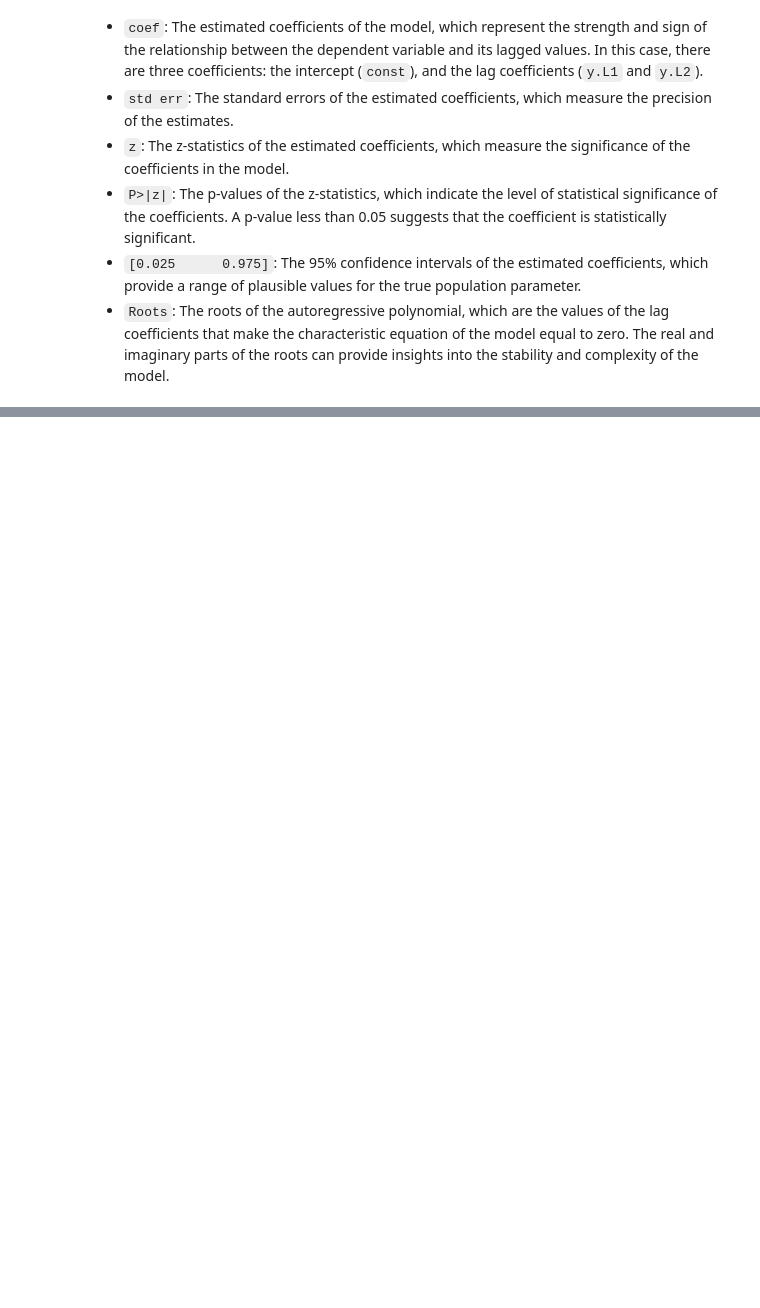
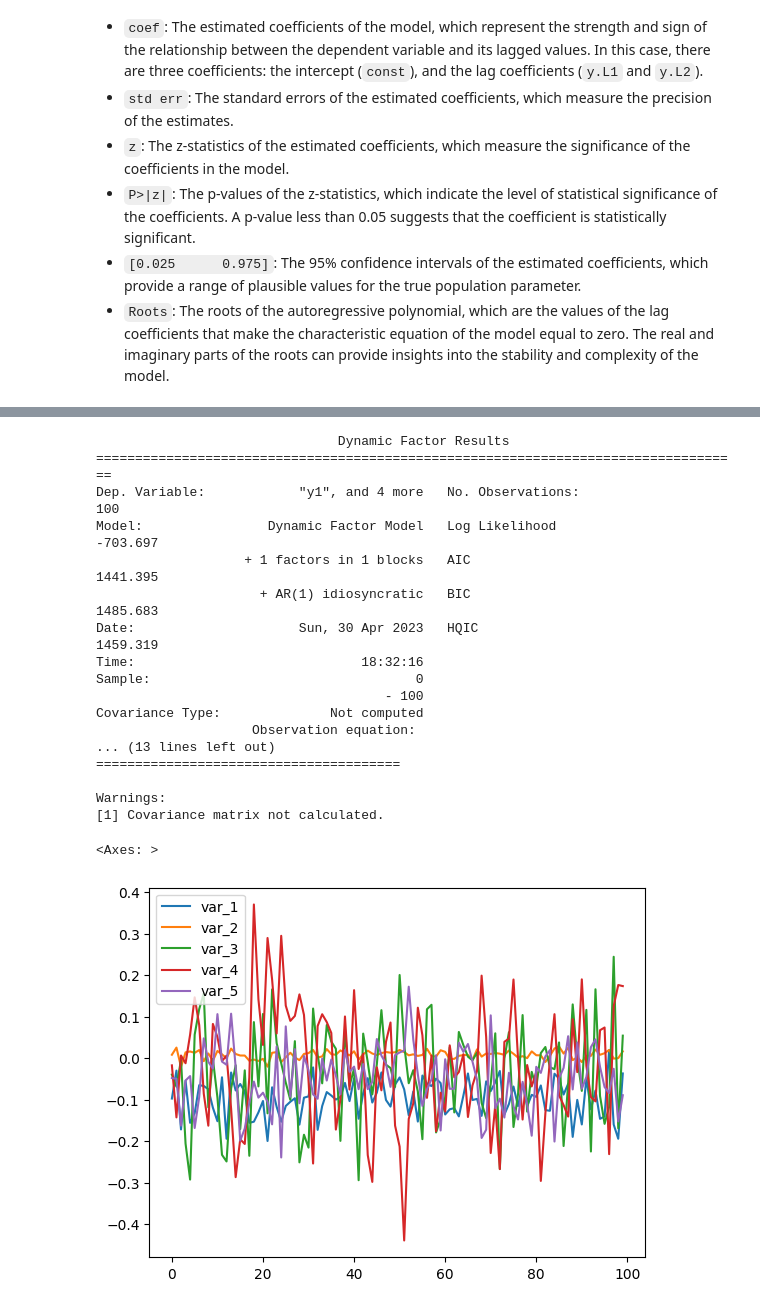
Before and after one commit to raidharmender/MultiVarTSPred, a Jupyter notebook: thesis_analysis.ipynb, the cells around one changed output, grey strips where cells are left out. Drawn from its saved outputs; the diff is of its cells as text; code cells hidden in the pictures; blank space fills up the shorter version.

```diff
--- a/analysis.ipynb
+++ b/thesis_analysis.ipynb
@@ -224,0 +255,47 @@ Here's what each of the columns in the summary mean:
+# %%
+import numpy as np
+import pandas as pd
+import statsmodels.api as sm
+
+# Generate random multivariate time series data
+np.random.seed(123)
+nobs = 100
+nvars = 5
+data = np.random.randn(nobs, nvars)
+
+# Specify the number of factors to include in the model
+n_factors = 2
+
+# Estimate the DFM model
+dfm_model = sm.tsa.DynamicFactorMQ(data, k_factors=n_factors, factor_order=2)
+dfm_results = dfm_model.fit(method='powell', disp=False)
+
+# Print the estimated factor loadings and factor volatilities
+print(dfm_results.summary())
+
+# Make predictions for the next 5 periods
+pred_data = dfm_results.predict(n_periods=5)
+
+# Plot the predicted values
+pred_df = pd.DataFrame(pred_data, columns=[f"var_{i+1}" for i in range(nvars)])
+pred_df.plot()
+# %% [output]
+                               Dynamic Factor Results
+===================================================================================
+Dep. Variable:            "y1", and 4 more   No. Observations:                  100
+Model:                Dynamic Factor Model   Log Likelihood                -703.697
+                   + 1 factors in 1 blocks   AIC                           1441.395
+                     + AR(1) idiosyncratic   BIC                           1485.683
+Date:                     Sun, 30 Apr 2023   HQIC                          1459.319
+Time:                             18:32:16
+Sample:                                  0
+                                     - 100
+Covariance Type:              Not computed
+                    Observation equation:
+... (13 lines left out)
+=======================================
+
+Warnings:
+[1] Covariance matrix not calculated.
+<Axes: >
+[figure, added]
```
Also changed, not shown: parts of 7 cells of this notebook, 2 other files.
